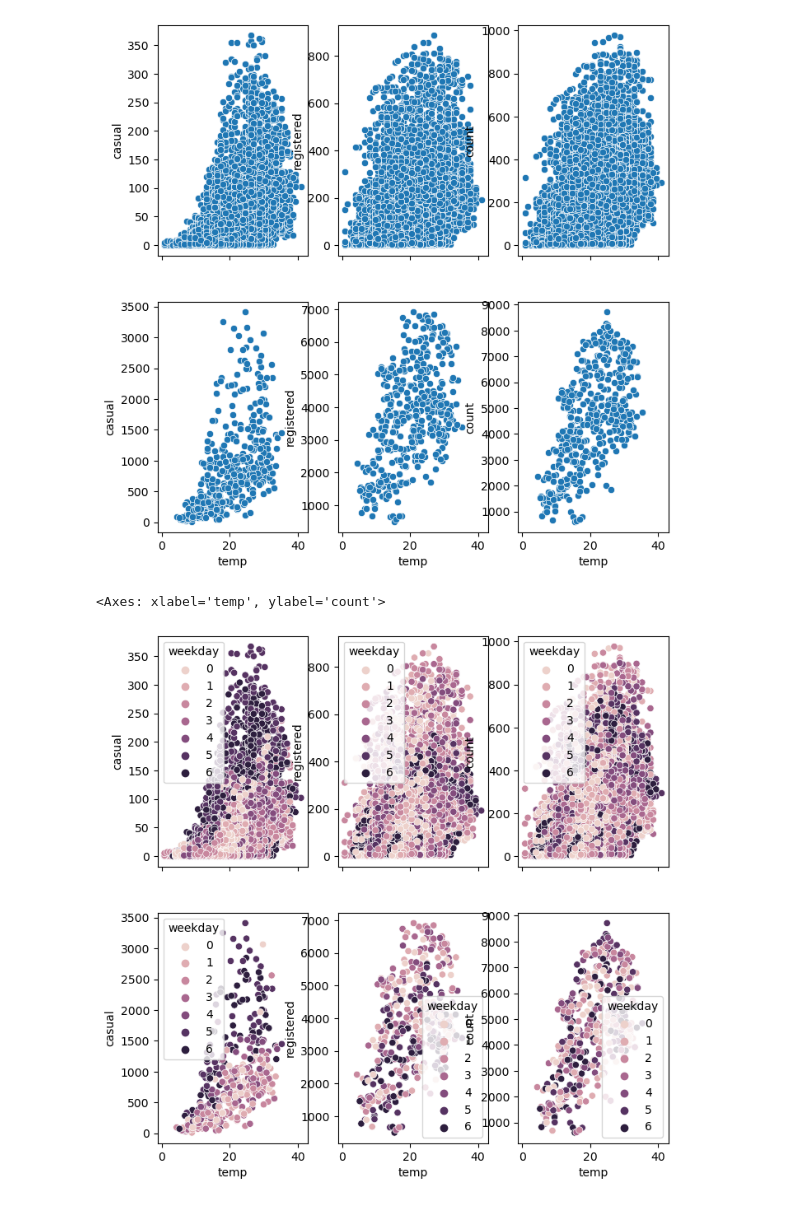
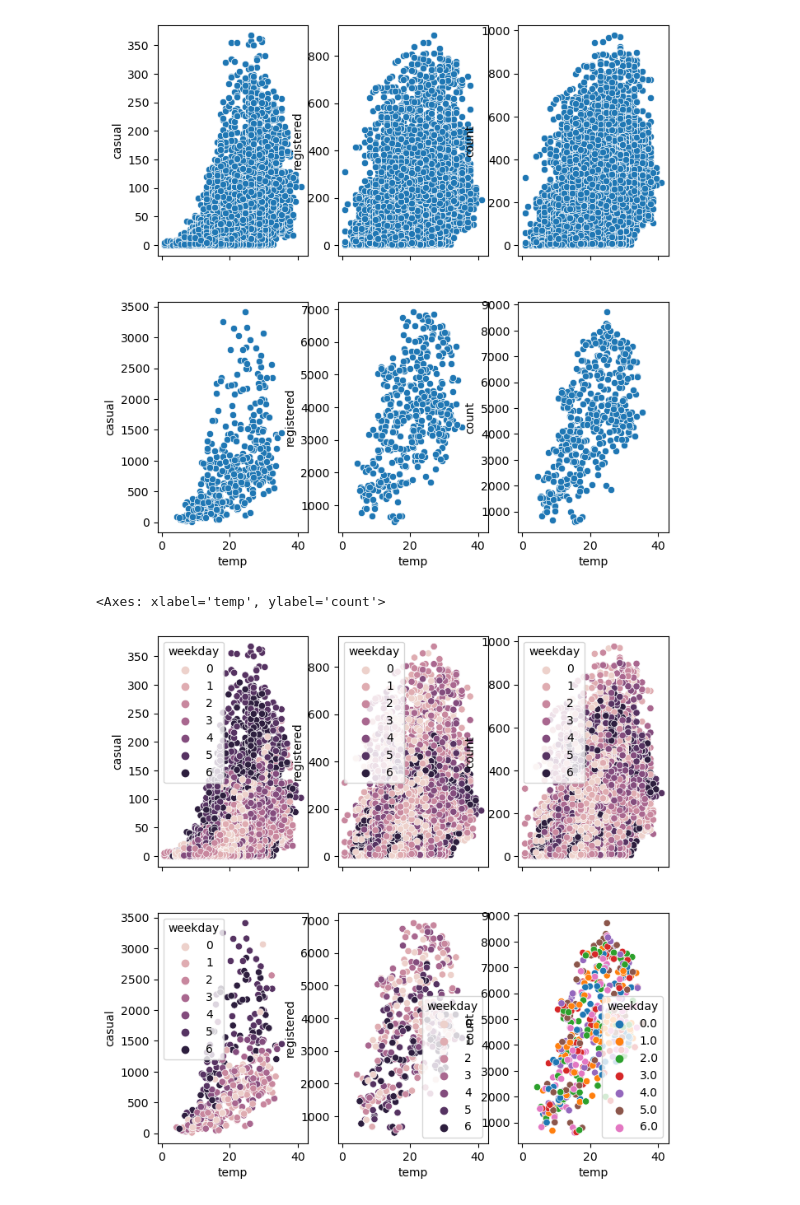
Before and after one commit to TangoMango223/schulich_MBAN6110, a Jupyter notebook: class_files/class8.ipynb, the cells around one changed output. Saved outputs shown, nothing was run; the diff lists cells and outputs as text; code cells hidden in the pictures.

```diff
--- a/class_files/class8.ipynb
+++ b/class_files/class8.ipynb
@@ -271,14 +271,14 @@ sns.scatterplot(x='temp', y='count', data=bikes_daily, ax=ax6)
 # %%
 fig, ((ax1, ax2, ax3),(ax4, ax5, ax6)) = plt.subplots(2,3, figsize=(8,8), sharey=False, sharex=True)
 sns.scatterplot(x='temp', y='casual', hue = "weekday", data=bikes, ax=ax1)
 sns.scatterplot(x='temp', y='registered', hue = "weekday", data=bikes, ax=ax2)
 sns.scatterplot(x='temp', y='count', hue = "weekday", data=bikes, ax=ax3)
 sns.scatterplot(x='temp', y='casual', hue = "weekday", data=bikes_daily, ax=ax4)
 sns.scatterplot(x='temp', y='registered', hue = "weekday", data=bikes_daily, ax=ax5)
-sns.scatterplot(x='temp', y='count', hue = "weekday", data=bikes_daily, ax=ax6)
+sns.scatterplot(x='temp', y='count', hue = "weekday", data=bikes_daily, ax=ax6, palette = "tab10")
 
 # If you looked without the hue for weekday for causal, you'd see the highest number of bike rental
 # It's not just causal and temperature. Weekday can segment as well.
 # %% [output]
 <Axes: xlabel='temp', ylabel='count'>
-[figure, old version]
+[figure, new version]
```
Also changed, not shown: parts of 2 cells of this notebook.
